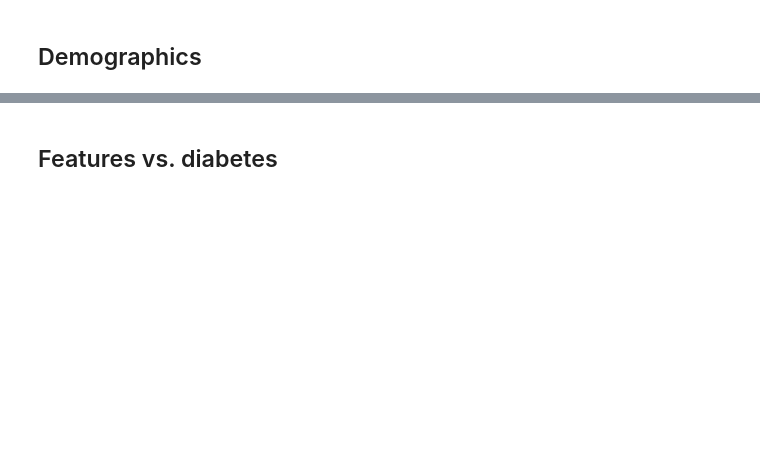
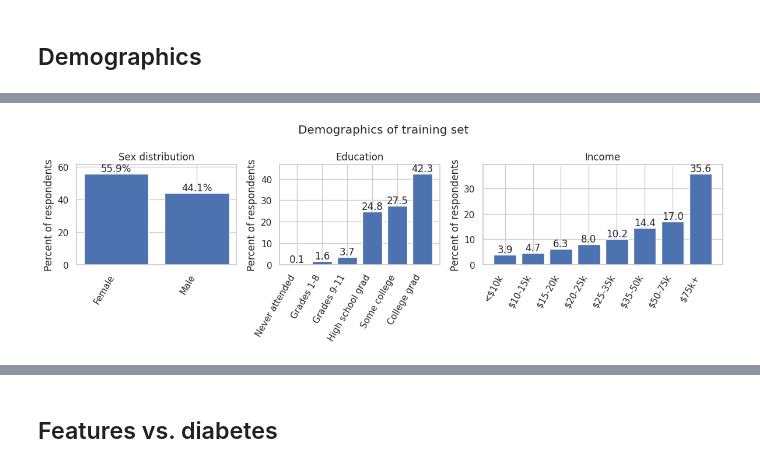
Before and after one commit to macyrm/ds4021_finalproject, a Jupyter notebook: NOTEBOOKS/01_descriptive_analysis.ipynb, the cells around one changed output, grey strips where cells are left out. Cells and saved outputs as stored; diff of their text form; code cells hidden in the pictures; blank space fills up the shorter version.

```diff
--- a/NOTEBOOKS/01_descriptive_analysis.ipynb
+++ b/NOTEBOOKS/01_descriptive_analysis.ipynb
@@ -12,0 +225,37 @@ Group: Nathaniel Horton, Macy Moore, Ava Lawless
+# %%
+# Sex, education, and income distributions
+sex_percent = df["Sex"].map({0: "Female", 1: "Male"}).value_counts(normalize=True).mul(100)
+edu_percent = df["Education"].map(education_labels).value_counts(normalize=True).reindex(education_labels.values()).mul(100)
+income_percent = df["Income"].map(income_labels).value_counts(normalize=True).reindex(income_labels.values()).mul(100)
+
+fig, axes = plt.subplots(1, 3, figsize=(12, 4), gridspec_kw={"width_ratios": [1, 1, 1.5]})
+
+axes[0].bar(sex_percent.index, sex_percent.values, color="#4C72B0")
+axes[0].set_title("Sex distribution")
+axes[0].set_ylabel("Percent of respondents")
+
+axes[1].bar(edu_percent.index, edu_percent.values, color="#4C72B0")
+axes[1].set_title("Education")
+axes[1].set_ylabel("Percent of respondents")
+
+axes[2].bar(income_percent.index, income_percent.values, color="#4C72B0")
+axes[2].set_title("Income")
+axes[2].set_ylabel("Percent of respondents")
+
+for ax, values in zip(axes, [sex_percent, edu_percent, income_percent]):
+  for i, v in enumerate(values.values):
+    if ax is axes[0]:
+      ax.text(i, v, f"{v:.1f}%", ha="center", va="bottom")
+    else:
+      ax.text(i, v, f"{v:.1f}", ha="center", va="bottom")
+  ax.set_ylim(0, values.max() * 1.1)
+  ax.tick_params(axis="x", rotation=60)
+  plt.setp(ax.get_xticklabels(), ha = 'right')
+
+
+
+fig.suptitle("Demographics of training set")
+plt.tight_layout()
+plt.show()
+# %% [output]
+[figure, added]
```
Also changed, not shown: parts of 29 cells of this notebook.
